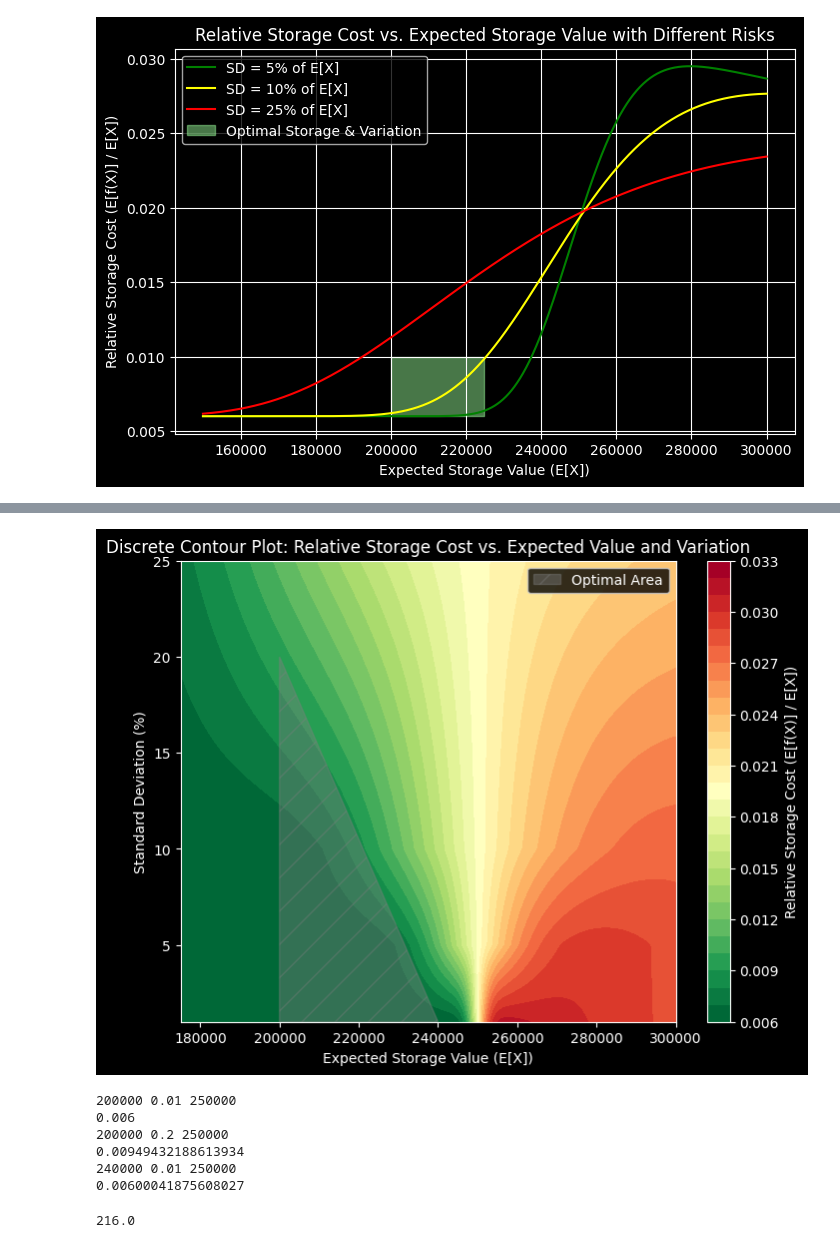
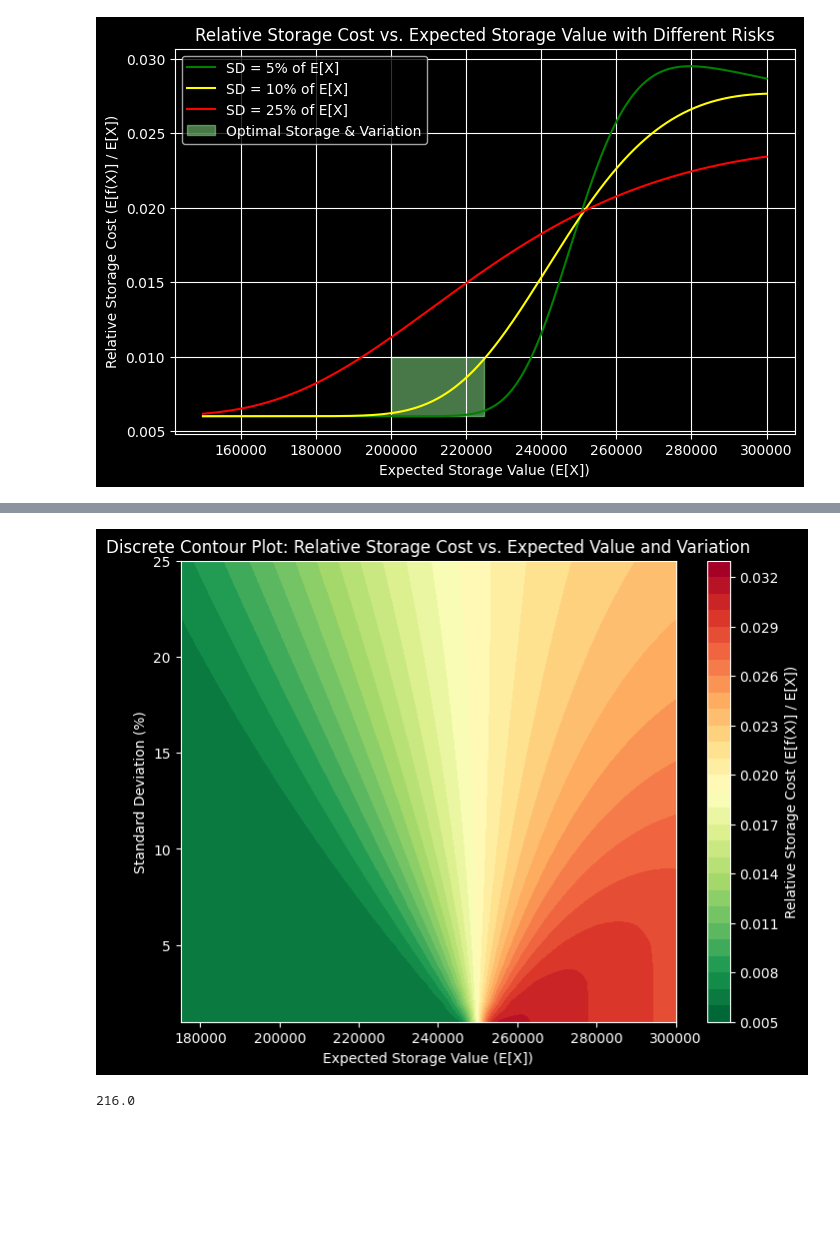
Before and after one commit to buecktobias/ibsys2SCM, a Jupyter notebook: user-docs/data_analyses/planning_analysis_visualization.ipynb, the cells around one changed output, grey strips where cells are left out. Drawn from its saved outputs; the diff is of its cells as text; code cells hidden in the pictures; blank space fills up the shorter version.

```diff
--- a/user-docs/planning_analysis_visualization.ipynb
+++ b/user-docs/data_analyses/planning_analysis_visualization.ipynb
@@ -41,21 +53,7 @@ storage_costs = {sd_pct: [] for sd_pct in sd_percentages}
 # Compute expected storage costs for each expected value and standard deviation
 for e in expected_values:
     for sd_pct in sd_percentages:
-        sd = e * sd_pct  # Compute standard deviation
-        z = (threshold - e) / sd  # Compute z-score
-        Phi_z = norm.cdf(z)  # Probability of being below threshold
-        one_minus_Phi_z = 1 - Phi_z  # Probability of being above threshold
-        phi_z = norm.pdf(z)  # PDF at z
-
-        # Compute expected values given truncation
-        E_X_below = e - sd * (phi_z / Phi_z) if Phi_z > 0 else e  # Avoid division by zero
-        E_X_above = e + sd * (phi_z / one_minus_Phi_z) if one_minus_Phi_z > 0 else e
-
-        # Compute expected storage cost
-        E_f_X = (0.006 * E_X_below * Phi_z) + ((5000 + 0.012 * E_X_above) * one_minus_Phi_z)
-
-        # Store result
-        storage_costs[sd_pct].append(E_f_X)
+        storage_costs[sd_pct].append(expected_storage_cost(e, sd_pct, threshold))
 
 colors = {0.05: "green", 0.10: "yellow", 0.25: "red"}
 
@@ -107,0 +157,14 @@ plt.show()
+# %%
+plt.style.use("dark_background")
+fig, ax = plt.subplots()
+
+ax.plot(xs, sds, label="Expected Cost Increase = 0.01")
+ax.xaxis.set_major_formatter(plt.FuncFormatter(lambda x, pos: f"{int(x/1000)}k"))
+ax.yaxis.set_major_formatter(plt.FuncFormatter(lambda y, pos: f"{y*100:.0f}%"))
+
+ax.set_xlabel("Expected Storage Value (E[X])")
+ax.set_ylabel("Standard Deviation in Percent of E[X]")
+ax.set_title("Storage Cost Increase with Different Risks")
+ax.legend()
+
+plt.show()
@@ -113,7 +178,7 @@ from matplotlib.patches import Polygon
 
 # 1) SETUP
 expected_values = np.linspace(175e3, 300e3, 10_000)  # Expected storage values
-sd_percentages = np.array([0.01, 0.05, 0.10, 0.25])  # Standard deviations (as % of E[X])
+sd_percentages =  [x/ 100 for x in range(1, 26)]
 threshold = 250000  # Threshold value for storage cost
 
 # Create meshgrid for expected values (X-axis) and SD percentages (Y-axis)
@@ -143,42 +208,35 @@ for i in range(E_mesh.shape[0]):
 # 3) RELATIVE STORAGE COST = s(x) / x
 relative_cost_mesh = storage_costs_mesh / E_mesh
 
 # 4) DEFINE DISCRETE LEVELS FOR THE CONTOUR
-levels = [x / 1000 for x in range(6, 34, 1)]
+levels = [x / 1000 for x in range(5, 34, 1)]
 
 # 5) CREATE A DISCRETE COLORMAP (GREEN → YELLOW → RED), WITH EXTENDED BOUNDS Red Yellow Green Reversed
 cmap = plt.get_cmap("RdYlGn_r", len(levels) - 1)
 
 # 6) PLOT THE CONTOUR WITH FEWER, DISCRETE COLORS
 fig, ax = plt.subplots(figsize=(8, 6))
 contour = ax.contourf(
         E_mesh,
         sd_pct_mesh * 100,
         relative_cost_mesh,
         levels=levels,
         cmap=cmap,
 )
-triangle_coords = [(200000, 1), (200000, 20), (240000, 1)]
-triangle = Polygon(
-    triangle_coords, facecolor="gray", alpha=0.4,
-    edgecolor="gray", label="Optimal Area", rasterized=True, hatch="/"
-    )
-ax.add_patch(triangle)
 # 7) COLOR BAR & LABELS
 cbar = fig.colorbar(contour, ax=ax)
 cbar.set_label("Relative Storage Cost (E[f(X)] / E[X])")
 ax.set_xlabel("Expected Storage Value (E[X])")
 ax.set_ylabel("Standard Deviation (%)")
 ax.set_title("Discrete Contour Plot: Relative Storage Cost vs. Expected Value and Variation")
 plt.style.use("dark_background")
-plt.legend()
 plt.savefig("docs/images/color_map_standard_deviation_expected_optimal_large.png", format="png", transparent=True)
 
 plt.show()
 
 print()
 # %% [output]
-[figure, old version]
+[figure, new version]
 # %%
 def storage_cost(expected_storage, standard_deviation_relative, threshold):
     standard_deviation = expected_storage * standard_deviation_relative
@@ -192,18 +250,6 @@ def storage_cost(expected_storage, standard_deviation_relative, threshold):
                 phi_z / one_minus_phi_z) if one_minus_phi_z > 0 else expected_storage
 
     return (0.006 * e_x_below * Phi_z) + ((5000 + 0.012 * e_x_above) * one_minus_phi_z)
-
-
-for cords in triangle_coords:
-    print(cords[0], cords[1] / 100, threshold)
-    print(storage_cost(cords[0], cords[1] / 100, threshold) / cords[0])
-# %% [output]
-200000 0.01 250000
-0.006
-200000 0.2 250000
-0.00949432188613934
-240000 0.01 250000
-0.00600041875608027
 # %%
 import pandas as pd
 
```
Also changed, not shown: parts of 15 cells of this notebook, 14 other files.
